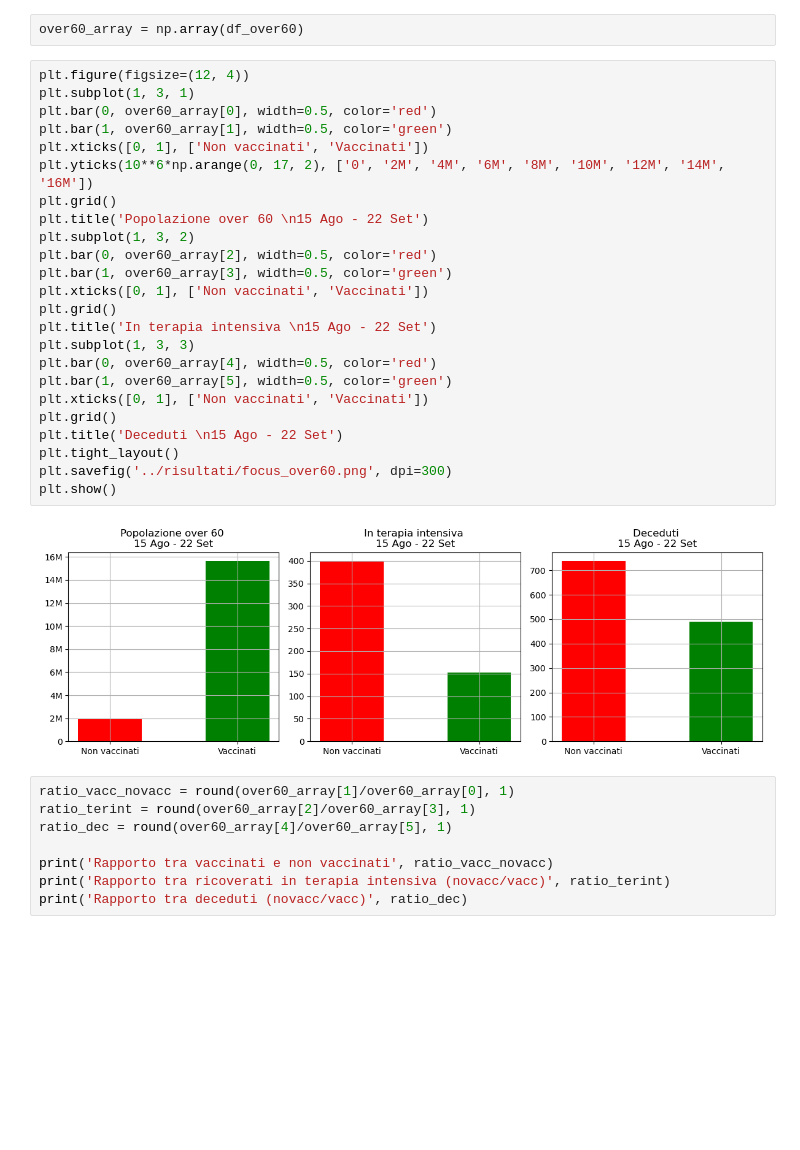
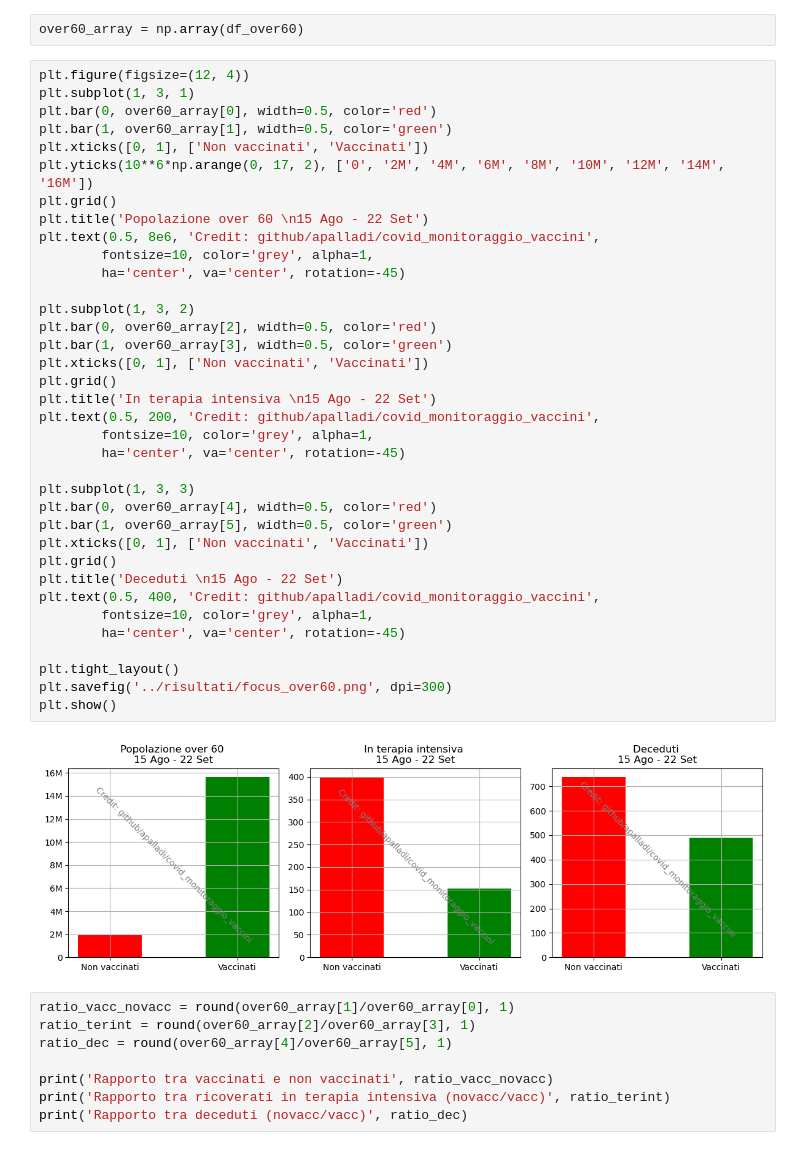
Before and after one commit to apalladi/covid_vaccini_monitoraggio, a Jupyter notebook: Notebooks/efficacia_vaccini.ipynb, the cells around one changed output. Saved outputs shown, nothing was run; the diff lists cells and outputs as text; blank space fills up the shorter version.

```diff
--- a/Notebooks/efficacia_vaccini.ipynb
+++ b/Notebooks/efficacia_vaccini.ipynb
@@ -207,29 +236,41 @@ over60_array = np.array(df_over60)
 # %%
 plt.figure(figsize=(12, 4))
 plt.subplot(1, 3, 1)
 plt.bar(0, over60_array[0], width=0.5, color='red')
 plt.bar(1, over60_array[1], width=0.5, color='green')
 plt.xticks([0, 1], ['Non vaccinati', 'Vaccinati'])
 plt.yticks(10**6*np.arange(0, 17, 2), ['0', '2M', '4M', '6M', '8M', '10M', '12M', '14M', '16M'])
 plt.grid()
 plt.title('Popolazione over 60 \n15 Ago - 22 Set')
+plt.text(0.5, 8e6, 'Credit: github/apalladi/covid_monitoraggio_vaccini',
+        fontsize=10, color='grey', alpha=1,
+        ha='center', va='center', rotation=-45)
+
 plt.subplot(1, 3, 2)
 plt.bar(0, over60_array[2], width=0.5, color='red')
 plt.bar(1, over60_array[3], width=0.5, color='green')
 plt.xticks([0, 1], ['Non vaccinati', 'Vaccinati'])
 plt.grid()
 plt.title('In terapia intensiva \n15 Ago - 22 Set')
+plt.text(0.5, 200, 'Credit: github/apalladi/covid_monitoraggio_vaccini',
+        fontsize=10, color='grey', alpha=1,
+        ha='center', va='center', rotation=-45)
+
 plt.subplot(1, 3, 3)
 plt.bar(0, over60_array[4], width=0.5, color='red')
 plt.bar(1, over60_array[5], width=0.5, color='green')
 plt.xticks([0, 1], ['Non vaccinati', 'Vaccinati'])
 plt.grid()
 plt.title('Deceduti \n15 Ago - 22 Set')
+plt.text(0.5, 400, 'Credit: github/apalladi/covid_monitoraggio_vaccini',
+        fontsize=10, color='grey', alpha=1,
+        ha='center', va='center', rotation=-45)
+
 plt.tight_layout()
 plt.savefig('../risultati/focus_over60.png', dpi=300)
 plt.show()
 # %% [output]
-[figure, old version]
+[figure, new version]
 # %%
 ratio_vacc_novacc = round(over60_array[1]/over60_array[0], 1)
 ratio_terint = round(over60_array[2]/over60_array[3], 1)
```
Also changed, not shown: parts of 5 cells of this notebook, 8 other files.
